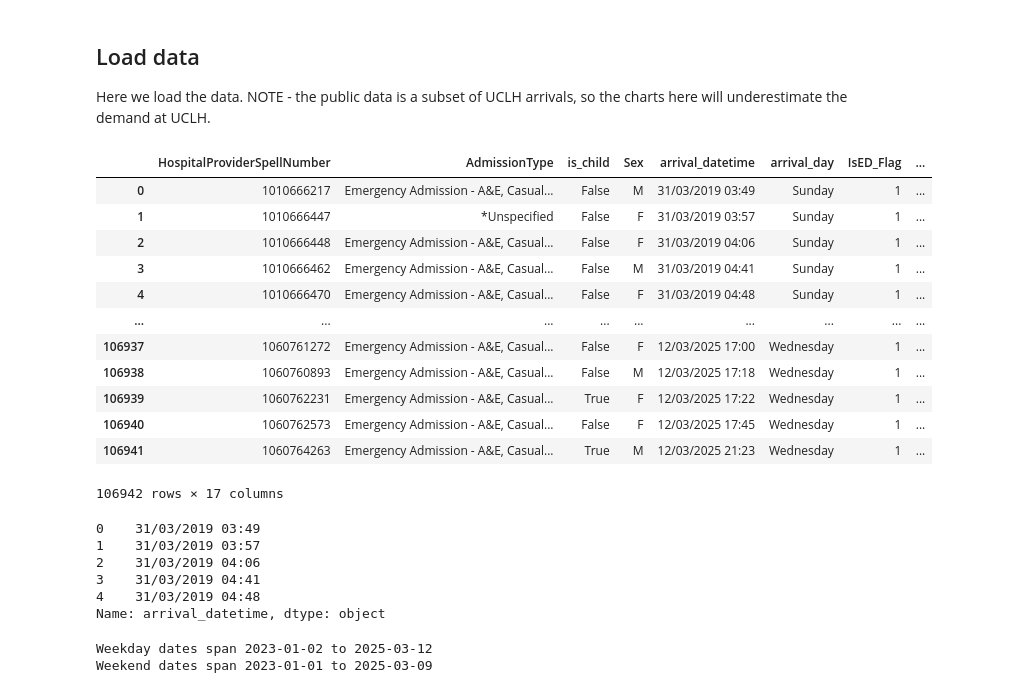
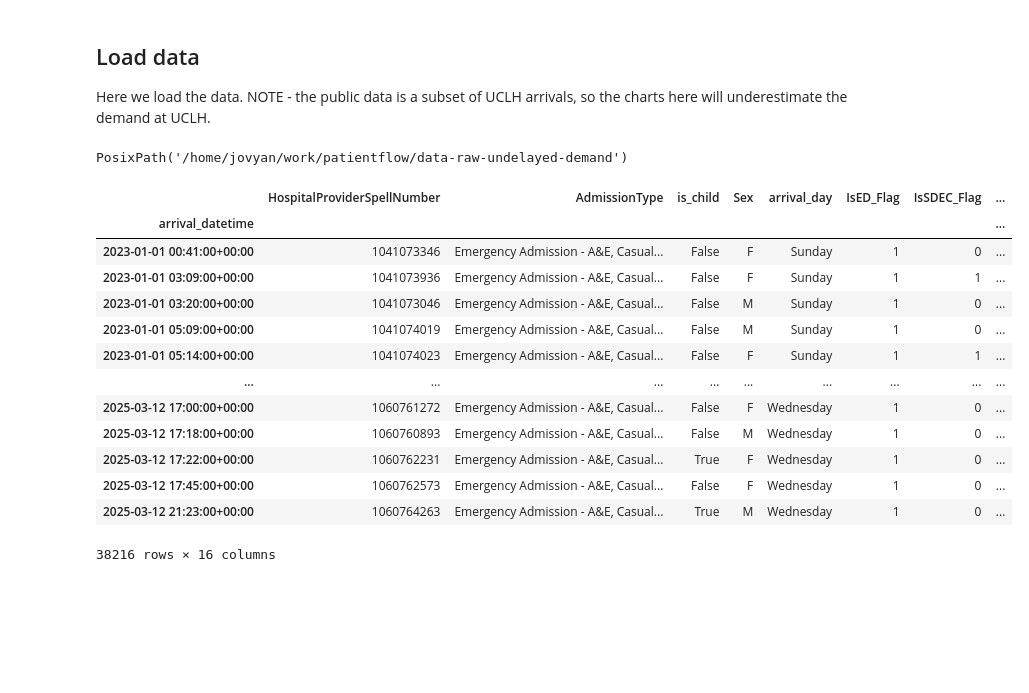
Before and after one commit to zmek/patientflow, a Jupyter notebook: notebooks/7_Visualise_un-delayed_demand_check_distributions.ipynb, the cells around one changed output. Cells and saved outputs as stored; diff of their text form; code cells hidden in the pictures; blank space fills up the shorter version.

```diff
--- a/notebooks/7_Visualise_un-delayed_demand_check_distributions.ipynb
+++ b/notebooks/7_Visualise_un-delayed_demand_check_distributions.ipynb
@@ -60,24 +61,32 @@ The aspiration is for 78.0% of patients to be admitted within 4.0 hours, and 99.
 ## Load data
 
 Here we load the data. NOTE - the public data is a subset of UCLH arrivals, so the charts here will underestimate the demand at UCLH.
-# %%
-data_file_path
-from patientflow.load import load_data
-
-inpatient_arrivals = load_data(data_file_path,
-                    file_name='ed_sdec_ct_3.csv')
-inpatient_arrivals
-# %% [output]
-|  | HospitalProviderSpellNumber | AdmissionType | is_child | Sex | arrival_datetime | arrival_day | IsED_Flag | ... |
-| 0 | 1010666217 | Emergency Admission - A&E, Casual... | False | M | 31/03/2019 03:49 | Sunday | 1 | ... |
-| 1 | 1010666447 | *Unspecified | False | F | 31/03/2019 03:57 | Sunday | 1 | ... |
-| 2 | 1010666448 | Emergency Admission - A&E, Casual... | False | F | 31/03/2019 04:06 | Sunday | 1 | ... |
-| 3 | 1010666462 | Emergency Admission - A&E, Casual... | False | M | 31/03/2019 04:41 | Sunday | 1 | ... |
-| 4 | 1010666470 | Emergency Admission - A&E, Casual... | False | F | 31/03/2019 04:48 | Sunday | 1 | ... |
-| ... | ... | ... | ... | ... | ... | ... | ... | ... |
-| 106937 | 1060761272 | Emergency Admission - A&E, Casual... | False | F | 12/03/2025 17:00 | Wednesday | 1 | ... |
-| 106938 | 1060760893 | Emergency Admission - A&E, Casual... | False | M | 12/03/2025 17:18 | Wednesday | 1 | ... |
-| 106939 | 1060762231 | Emergency Admission - A&E, Casual... | True | F | 12/03/2025 17:22 | Wednesday | 1 | ... |
-| 106940 | 1060762573 | Emergency Admission - A&E, Casual... | False | F | 12/03/2025 17:45 | Wednesday | 1 | ... |
-| 106941 | 1060764263 | Emergency Admission - A&E, Casual... | True | M | 12/03/2025 21:23 | Wednesday | 1 | ... |
-106942 rows × 17 columns
+# %%
+data_file_path
+# %% [output]
+PosixPath('/home/jovyan/work/patientflow/data-raw-undelayed-demand')
+# %%
+import pandas as pd
+import numpy as np
+from patientflow.load import load_data
+
+# load data
+# inpatient_arrivals = load_data(data_file_path,
+#                     file_name='inpatient_arrivals.csv')
+
+inpatient_arrivals = pd.read_csv(data_file_path /'ed_sdec_ct_3.csv', dayfirst=True,
+                                 low_memory=False)
+# For the date parsing
+inpatient_arrivals['arrival_datetime'] = pd.to_datetime(
+    inpatient_arrivals['arrival_datetime'],
+    dayfirst=True,  # Add this to be consistent with your read_csv parameter
+    utc=True
+)
+
+inpatient_arrivals.set_index('arrival_datetime', inplace=True)
+
+# select only data from 2023 onwards
+inpatient_arrivals = inpatient_arrivals[inpatient_arrivals.index > '2023-01-01']
+
+weekdays = inpatient_arrivals[(inpatient_arrivals.index.weekday < 5) & (inpatient_arrivals.index > '2023-01-01')]
+weekends = inpatient_arrivals[(inpatient_arrivals.index.weekday >= 5) & (inpatient_arrivals.index > '2023-01-01')]
@@ -84,9 +95,17 @@ inpatient_arrivals
 # %%
-inpatient_arrivals.arrival_datetime.head()
+inpatient_arrivals
 # %% [output]
+|  | HospitalProviderSpellNumber | AdmissionType | is_child | Sex | arrival_day | IsED_Flag | IsSDEC_Flag | ... |
+| arrival_datetime |  |  |  |  |  |  |  | ... |
+| 2023-01-01 00:41:00+00:00 | 1041073346 | Emergency Admission - A&E, Casual... | False | F | Sunday | 1 | 0 | ... |
+| 2023-01-01 03:09:00+00:00 | 1041073936 | Emergency Admission - A&E, Casual... | False | F | Sunday | 1 | 1 | ... |
+| 2023-01-01 03:20:00+00:00 | 1041073046 | Emergency Admission - A&E, Casual... | False | M | Sunday | 1 | 0 | ... |
+| 2023-01-01 05:09:00+00:00 | 1041074019 | Emergency Admission - A&E, Casual... | False | M | Sunday | 1 | 0 | ... |
+| 2023-01-01 05:14:00+00:00 | 1041074023 | Emergency Admission - A&E, Casual... | False | F | Sunday | 1 | 1 | ... |
+| ... | ... | ... | ... | ... | ... | ... | ... | ... |
+| 2025-03-12 17:00:00+00:00 | 1060761272 | Emergency Admission - A&E, Casual... | False | F | Wednesday | 1 | 0 | ... |
+| 2025-03-12 17:18:00+00:00 | 1060760893 | Emergency Admission - A&E, Casual... | False | M | Wednesday | 1 | 0 | ... |
+| 2025-03-12 17:22:00+00:00 | 1060762231 | Emergency Admission - A&E, Casual... | True | F | Wednesday | 1 | 0 | ... |
+| 2025-03-12 17:45:00+00:00 | 1060762573 | Emergency Admission - A&E, Casual... | False | F | Wednesday | 1 | 0 | ... |
+| 2025-03-12 21:23:00+00:00 | 1060764263 | Emergency Admission - A&E, Casual... | True | M | Wednesday | 1 | 0 | ... |
-0    31/03/2019 03:49
-1    31/03/2019 03:57
-2    31/03/2019 04:06
-3    31/03/2019 04:41
-4    31/03/2019 04:48
-Name: arrival_datetime, dtype: object
+38216 rows × 16 columns
@@ -110,7 +111,0 @@ weekends = inpatient_arrivals[(inpatient_arrivals.index.weekday >= 5) & (inpatie
-# %%
-# summarise
-print(f"Weekday dates span {weekdays.index.date.min()} to {weekdays.index.date.max()}")
-print(f"Weekend dates span {weekends.index.date.min()} to {weekends.index.date.max()}")
-# %% [output]
-Weekday dates span 2023-01-02 to 2025-03-12
-Weekend dates span 2023-01-01 to 2025-03-09
```
Also changed, not shown: parts of 47 cells of this notebook.
